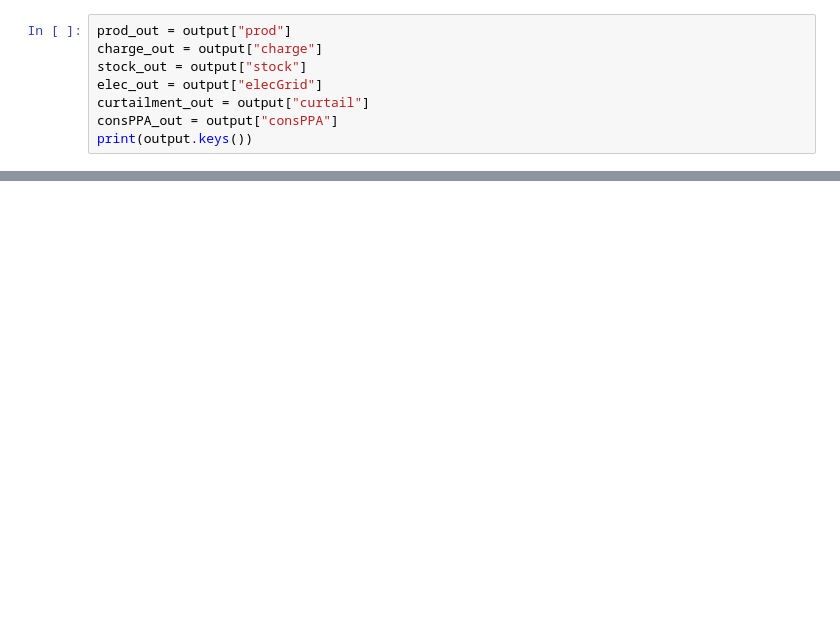
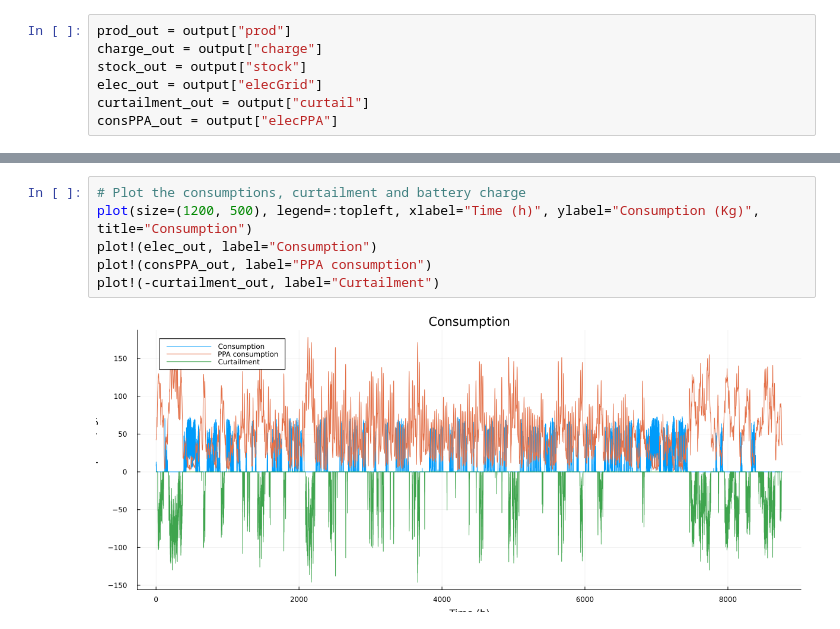
Before and after one commit to air-liquide-IMI-project/H2Modelling, a Jupyter notebook: main.ipynb, the cells around one changed output, grey strips where cells are left out. Drawn from its saved outputs; the diff is of its cells as text; blank space fills up the shorter version.

```diff
--- a/main.ipynb
+++ b/main.ipynb
@@ -93,6 +87,5 @@ charge_out = output["charge"]
 stock_out = output["stock"]
 elec_out = output["elecGrid"]
 curtailment_out = output["curtail"]
-consPPA_out = output["consPPA"]
-print(output.keys())
+consPPA_out = output["elecPPA"]
 # %% [output]
@@ -128,0 +116,8 @@ Text(0.5, 1.0, 'Consumptions')
+# %%
+# Plot the consumptions, curtailment and battery charge
+plot(size=(1200, 500), legend=:topleft, xlabel="Time (h)", ylabel="Consumption (Kg)", title="Consumption")
+plot!(elec_out, label="Consumption")
+plot!(consPPA_out, label="PPA consumption")
+plot!(-curtailment_out, label="Curtailment")
+# %% [output]
+[figure, added]
```
Also changed, not shown: parts of 15 cells of this notebook, 9 other files.
